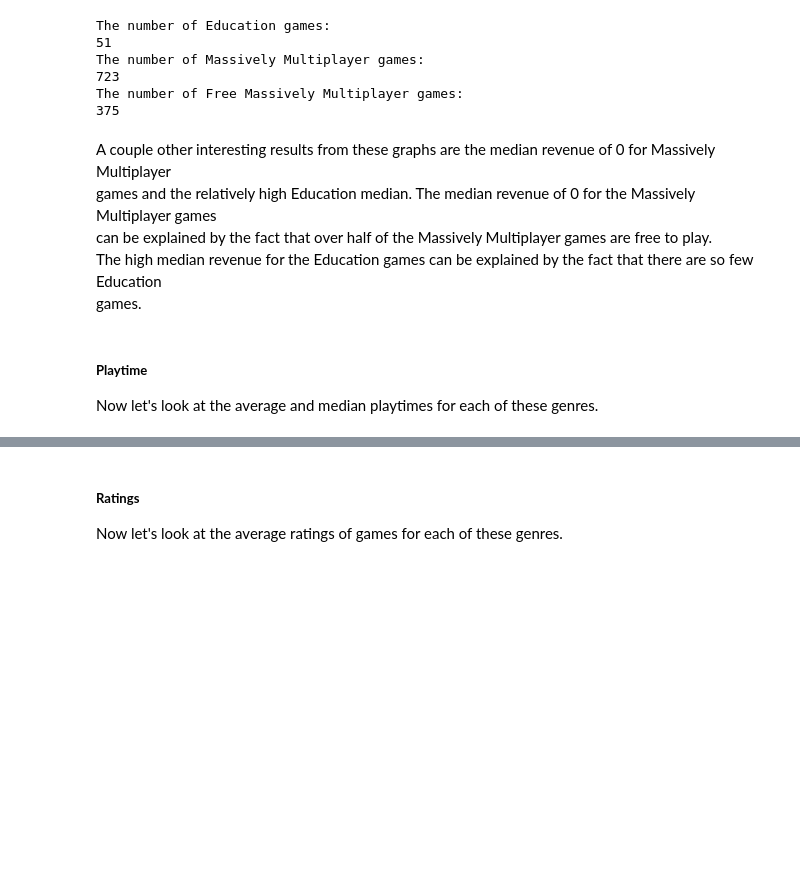
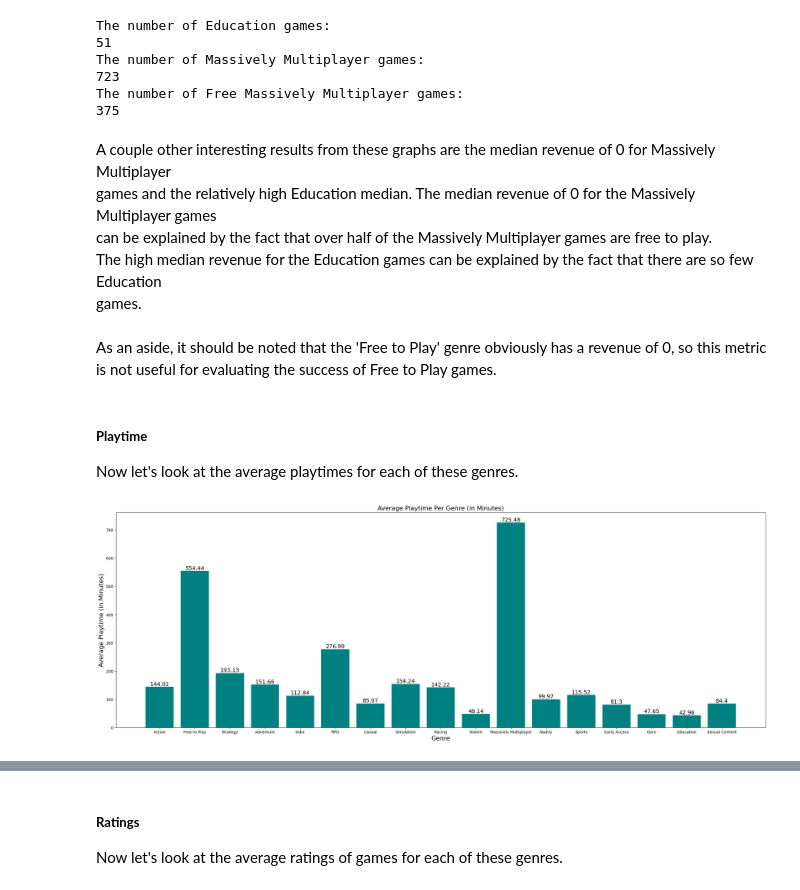
Before and after one commit to kevinrr888/kevinrr888.github.io, a Jupyter notebook: game_popularity.ipynb, the cells around one changed output, grey strips where cells are left out. Cells and saved outputs as stored; diff of their text form; code cells hidden in the pictures; blank space fills up the shorter version.

```diff
--- a/game_popularity.ipynb
+++ b/game_popularity.ipynb
@@ -411,8 +411,11 @@ A couple other interesting results from these graphs are the median revenue of 0
 games and the relatively high Education median. The median revenue of 0 for the Massively Multiplayer games<br>
 can be explained by the fact that over half of the Massively Multiplayer games are free to play.<br>
 The high median revenue for the Education games can be explained by the fact that there are so few Education<br>
-games.
+games.<br>
+<br>
+As an aside, it should be noted that the 'Free to Play' genre obviously has a revenue of 0, so this metric<br>
+is not useful for evaluating the success of Free to Play games.<br>
 # %% [markdown]
 ##### **Playtime**
 
-Now let's look at the average and median playtimes for each of these genres.
+Now let's look at the average playtimes for each of these genres.
@@ -420,0 +422,22 @@ Now let's look at the average and median playtimes for each of these genres.
+# %%
+genres = ['Action', 'Free to Play', 'Strategy', 'Adventure', 'Indie', 'RPG', 'Casual', 'Simulation', 'Racing', 'Violent', \
+    'Massively Multiplayer', 'Nudity', 'Sports', 'Early Access', 'Gore', 'Education', 'Sexual Content']
+
+plt.figure(figsize=(30,10))
+plt.xlabel("Genre", fontsize=16)
+plt.ylabel("Average Playtime (in Minutes)", fontsize=16)
+plt.title("Average Playtime Per Genre (in Minutes)", fontsize=16)
+
+genre_to_rev = {}
+# For each genre we will plot the average playtime
+for genre in genres:
+    # Filter the df to just include the rows/games which are the genre 'genre'
+    filtered_df = games_df.loc[games_df["genre_" + genre] == 1]
+    # Round to avoid long chart labels
+    genre_to_rev.update({genre : round(mean(filtered_df['average_playtime']), 2)})
+
+barplot = plt.bar(genre_to_rev.keys(), genre_to_rev.values(), color='teal')
+plt.bar_label(barplot, labels=genre_to_rev.values(), fontsize=14)
+plt.show()
+# %% [output]
+[figure, added]
```
Also changed, not shown: parts of 5 cells of this notebook, 1 other file.
